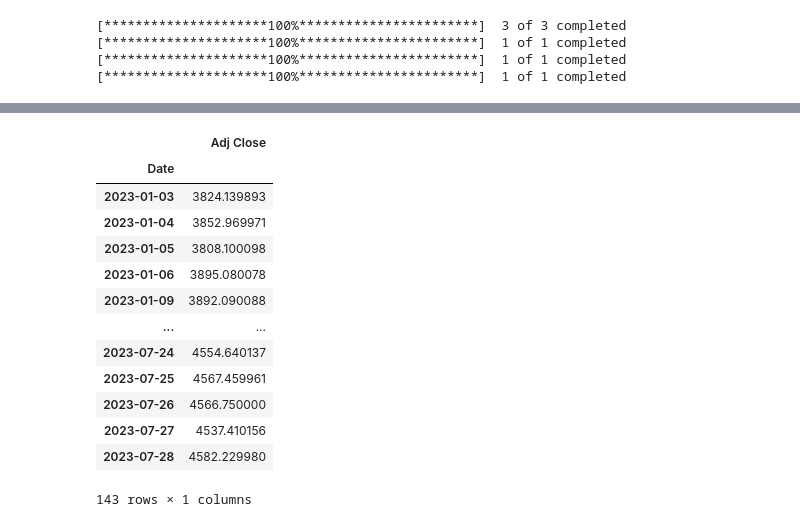
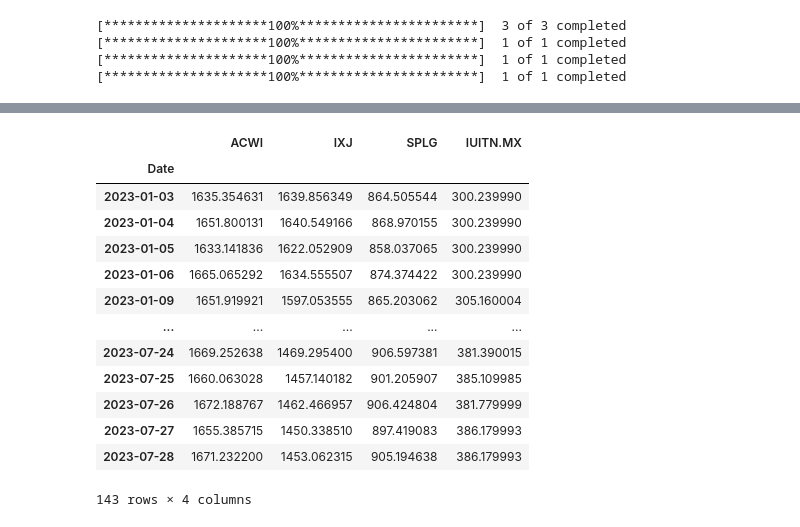
Before and after one commit to nicoglez/Quantitative-Asset-Allocation, a Jupyter notebook: notebook.ipynb, the cells around one changed output, grey strips where cells are left out. Drawn from its saved outputs; the diff is of its cells as text; code cells hidden in the pictures.

```diff
--- a/notebook.ipynb
+++ b/notebook.ipynb
@@ -34,17 +20,17 @@ data
-# %%
-data_benchmark
-# %% [output]
-|  | Adj Close |
-| Date |  |
-| 2023-01-03 | 3824.139893 |
-| 2023-01-04 | 3852.969971 |
-| 2023-01-05 | 3808.100098 |
-| 2023-01-06 | 3895.080078 |
-| 2023-01-09 | 3892.090088 |
-| ... | ... |
-| 2023-07-24 | 4554.640137 |
-| 2023-07-25 | 4567.459961 |
-| 2023-07-26 | 4566.750000 |
-| 2023-07-27 | 4537.410156 |
-| 2023-07-28 | 4582.229980 |
-143 rows × 1 columns
+# %%
+data_opt
+# %% [output]
+|  | ACWI | IXJ | SPLG | IUITN.MX |
+| Date |  |  |  |  |
+| 2023-01-03 | 1635.354631 | 1639.856349 | 864.505544 | 300.239990 |
+| 2023-01-04 | 1651.800131 | 1640.549166 | 868.970155 | 300.239990 |
+| 2023-01-05 | 1633.141836 | 1622.052909 | 858.037065 | 300.239990 |
+| 2023-01-06 | 1665.065292 | 1634.555507 | 874.374422 | 300.239990 |
+| 2023-01-09 | 1651.919921 | 1597.053555 | 865.203062 | 305.160004 |
+| ... | ... | ... | ... | ... |
+| 2023-07-24 | 1669.252638 | 1469.295400 | 906.597381 | 381.390015 |
+| 2023-07-25 | 1660.063028 | 1457.140182 | 901.205907 | 385.109985 |
+| 2023-07-26 | 1672.188767 | 1462.466957 | 906.424804 | 381.779999 |
+| 2023-07-27 | 1655.385715 | 1450.338510 | 897.419083 | 386.179993 |
+| 2023-07-28 | 1671.232200 | 1453.062315 | 905.194638 | 386.179993 |
+143 rows × 4 columns
```
Also changed, not shown: parts of 13 cells of this notebook.
